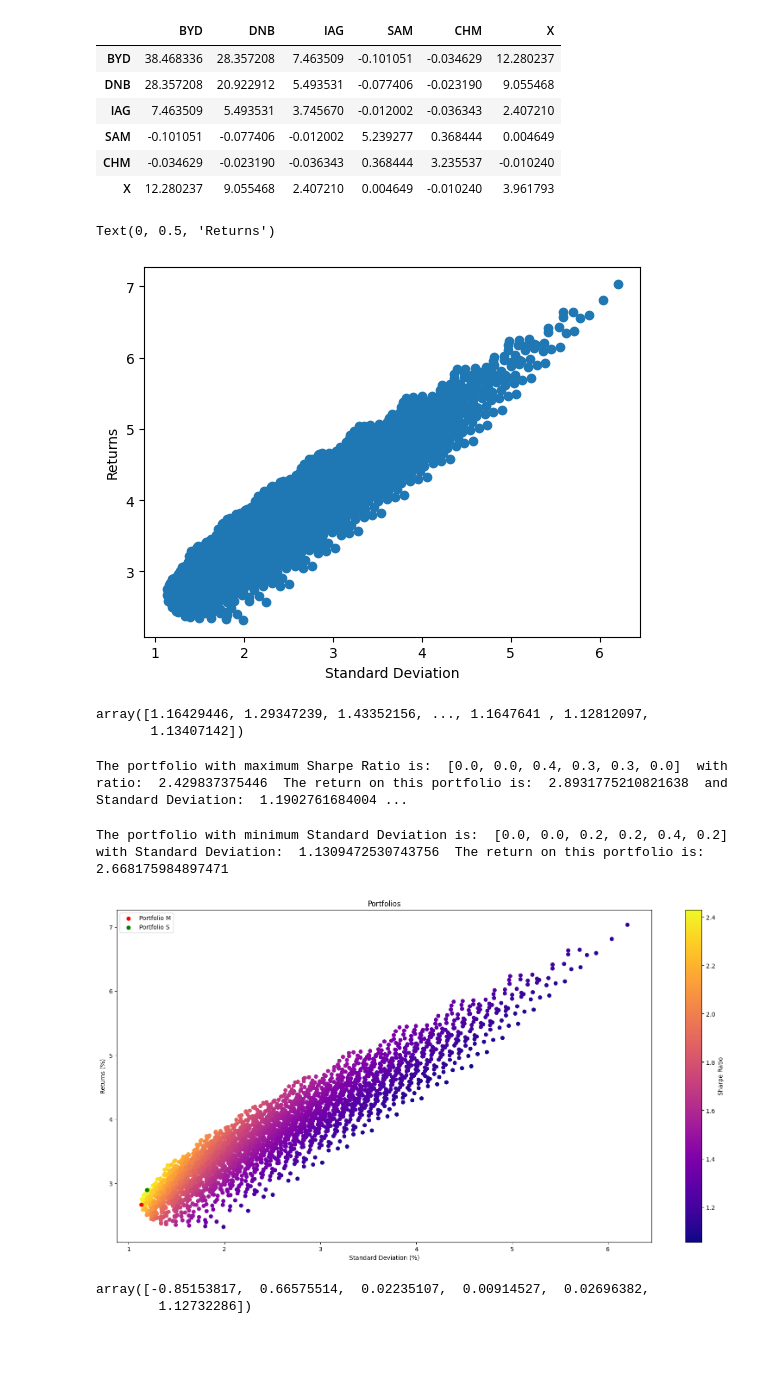
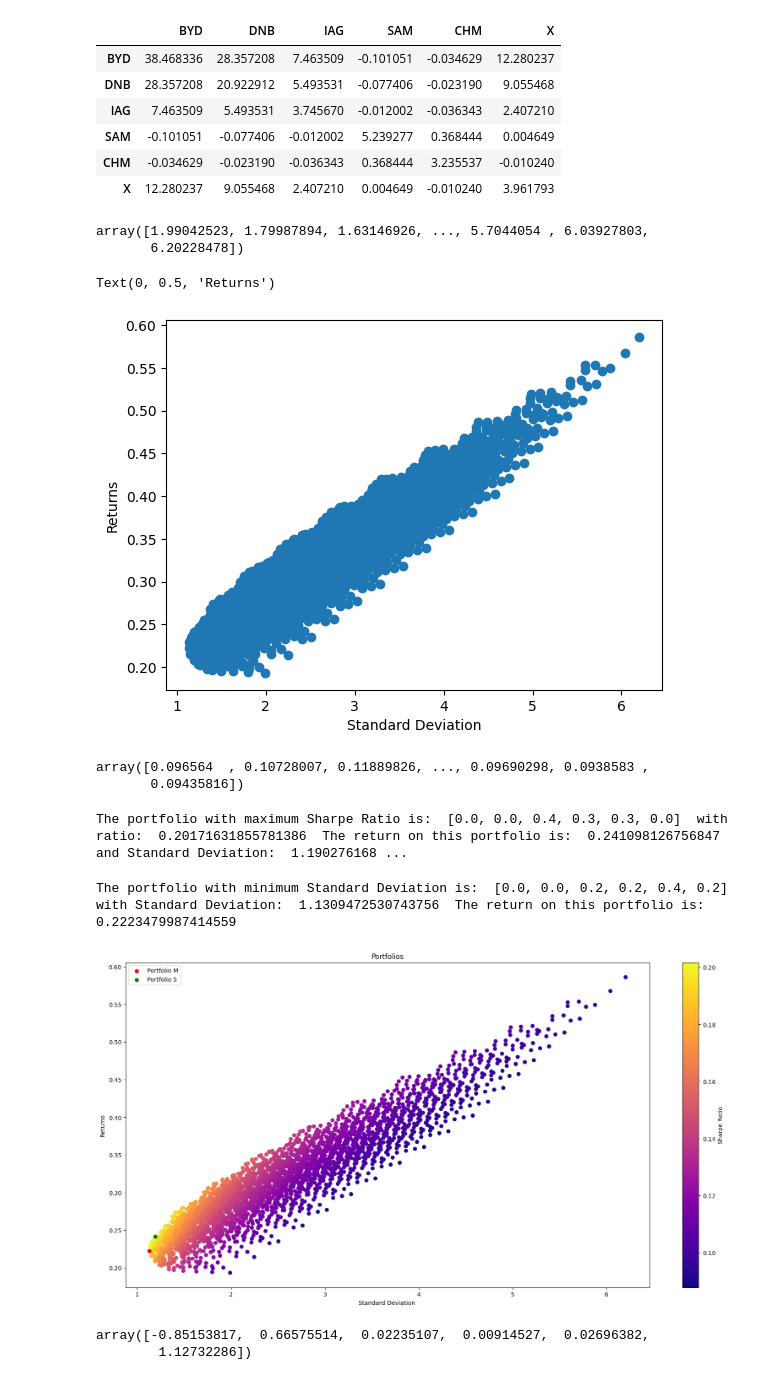
Before and after one commit to xwj0109/PTCW, a Jupyter notebook: MCrisk.ipynb, the cells around one changed output. Saved outputs shown, nothing was run; the diff lists cells and outputs as text; code cells hidden in the pictures; blank space fills up the shorter version.

```diff
--- a/MCrisk.ipynb
+++ b/MCrisk.ipynb
@@ -10,8 +10,8 @@ data = data.iloc[:121,:]
 stocks = data.loc[:,['BYD','DNB','IAG','SAM','CHM','X']]
 
 returns = stocks.pct_change()
-std = returns.std() * np.sqrt(12)
-mean = returns.mean() * 12
+std = returns.std()
+mean = returns.mean()
 
 
 returns
@@ -111,6 +112,10 @@ for weights in normalized_permutations:
 portfolio_std = np.sqrt(portfolio_variances)
 
 #portfolio_variances = np.dot(np.dot(normalized_permutations, VarCov_Mat), np.transpose(normalized_permutations))
+portfolio_std
+# %% [output]
+array([1.99042523, 1.79987894, 1.63146926, ..., 5.7044054 , 6.03927803,
+       6.20228478])
 # %%
 import matplotlib.pyplot as plt
 plt.scatter(portfolio_std, portfolio_rets)
@@ -118,13 +123,14 @@ plt.xlabel('Standard Deviation')
 plt.ylabel('Returns')
 # %% [output]
 Text(0, 0.5, 'Returns')
-[figure, old version]
+[figure, new version]
 # %%
-sharpe_portolios = ((portfolio_rets2 - R_f ))/ portfolio_std
+
+sharpe_portolios = ((np.array(portfolio_rets) - R_f )) / portfolio_std
 sharpe_portolios
 # %% [output]
-array([1.16429446, 1.29347239, 1.43352156, ..., 1.1647641 , 1.12812097,
-       1.13407142])
+array([0.096564  , 0.10728007, 0.11889826, ..., 0.09690298, 0.0938583 ,
+       0.09435816])
 # %%
 max_sharpe_index = np.argmax(sharpe_portolios)
 max_sharpe = max(sharpe_portolios)
@@ -134,7 +140,7 @@ retmaxsharpe = portfolio_rets[max_sharpe_index]
 stdmaxsharpe = portfolio_std[max_sharpe_index]
 print('The portfolio with maximum Sharpe Ratio is: ', optimal_weights, ' with ratio: ', max_sharpe, ' The return on this portfolio is: ', retmaxsharpe, ' and Standard Deviation: ', stdmaxsharpe)
 # %% [output]
-The portfolio with maximum Sharpe Ratio is:  [0.0, 0.0, 0.4, 0.3, 0.3, 0.0]  with ratio:  2.429837375446  The return on this portfolio is:  2.8931775210821638  and Standard Deviation:  1.1902761684004 ...
+The portfolio with maximum Sharpe Ratio is:  [0.0, 0.0, 0.4, 0.3, 0.3, 0.0]  with ratio:  0.20171631855781386  The return on this portfolio is:  0.241098126756847  and Standard Deviation:  1.190276168 ...
 # %%
 min_std_index = np.argmin(portfolio_std)
 min_std = min(portfolio_std)
@@ -143,20 +149,20 @@ min_std_weights = normalized_permutations[min_std_index]
 retminstd = portfolio_rets[min_std_index]
 print('The portfolio with minimum Standard Deviation is: ', min_std_weights, ' with Standard Deviation: ', min_std, ' The return on this portfolio is: ', retminstd)
 # %% [output]
-The portfolio with minimum Standard Deviation is:  [0.0, 0.0, 0.2, 0.2, 0.4, 0.2]  with Standard Deviation:  1.1309472530743756  The return on this portfolio is:  2.668175984897471
+The portfolio with minimum Standard Deviation is:  [0.0, 0.0, 0.2, 0.2, 0.4, 0.2]  with Standard Deviation:  1.1309472530743756  The return on this portfolio is:  0.2223479987414559
 # %%
 plt.figure(figsize=(20, 10))
 plt.scatter(portfolio_std, portfolio_rets, c=sharpe_portolios, cmap='plasma')
 plt.colorbar(label='Sharpe Ratio')
 plt.scatter(min_std, retminstd, color='r', label='Portfolio M')
 plt.scatter(stdmaxsharpe, retmaxsharpe, color='g', label='Portfolio S')
 plt.legend(loc='upper left')
 plt.title('Portfolios')
-plt.xlabel('Standard Deviation (%)')
-plt.ylabel('Returns (%)')
+plt.xlabel('Standard Deviation ')
+plt.ylabel('Returns ')
 plt.show()
 # %% [output]
-[figure, old version]
+[figure, new version]
 # %%
 #Ones Vector
 one = np.empty((1, 6))
```
Also changed, not shown: parts of 18 cells of this notebook.
